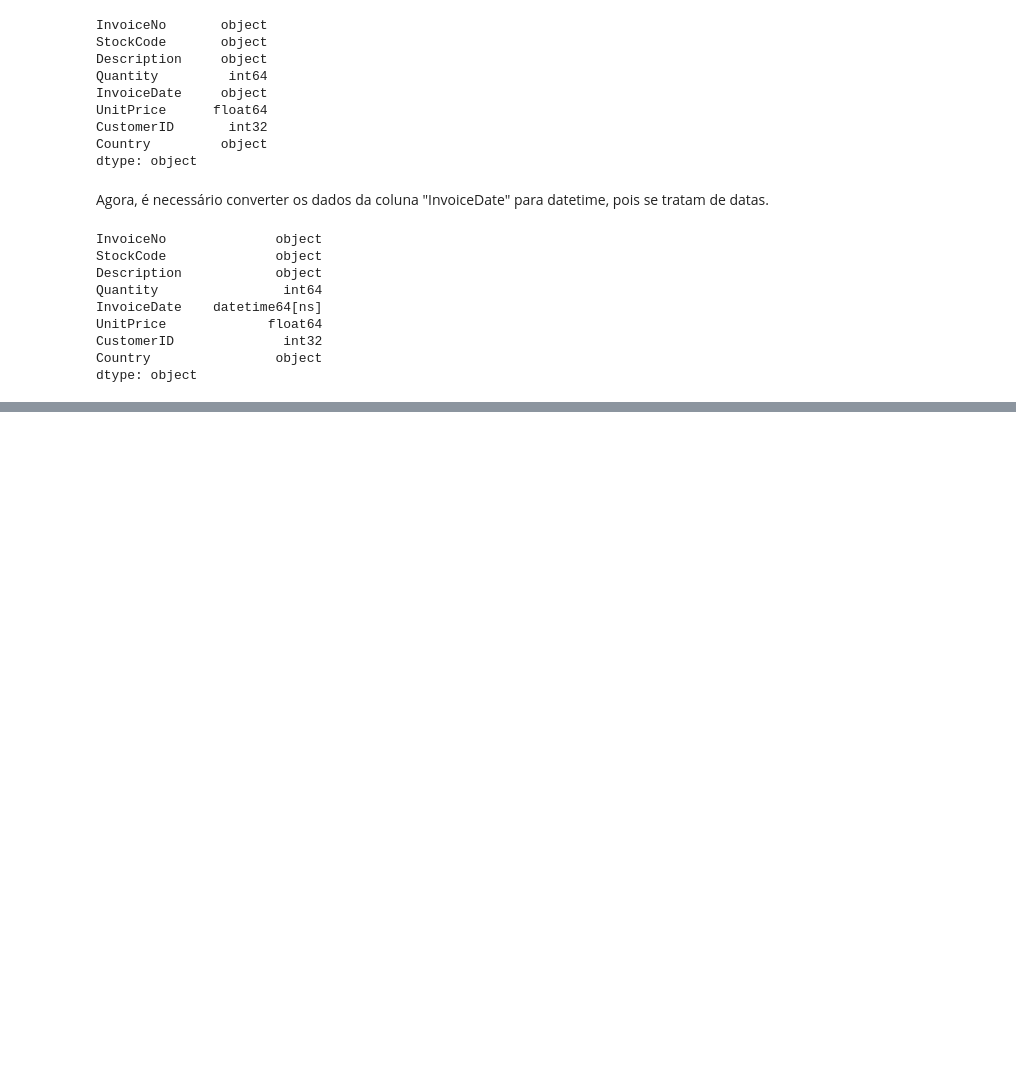
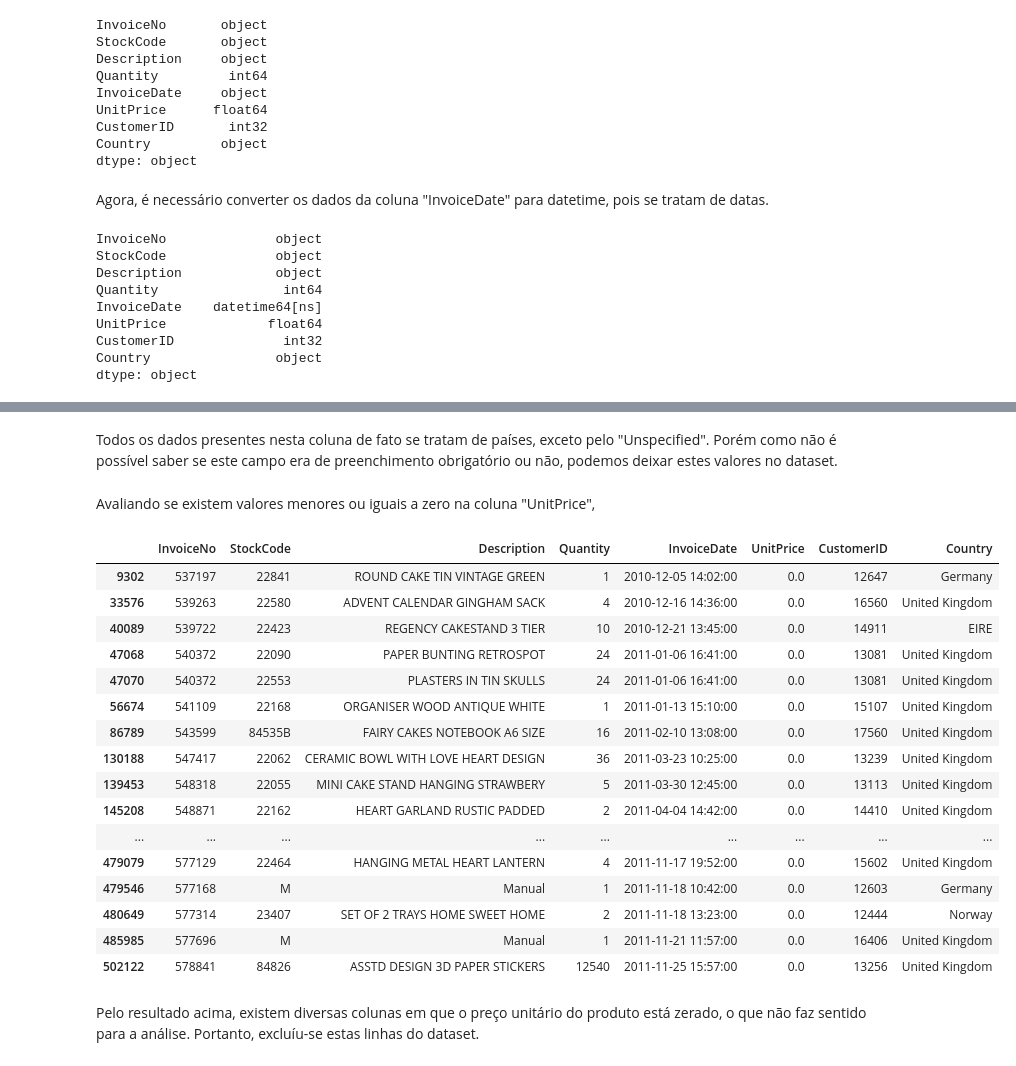
Before and after one commit to rfprates/analise_rfm_de_clientes, a Jupyter notebook: case_analise_rfm.ipynb, the cells around one changed output, grey strips where cells are left out. Saved outputs shown, nothing was run; the diff lists cells and outputs as text; code cells hidden in the pictures; blank space fills up the shorter version.

```diff
--- a/case_analise_rfm.ipynb
+++ b/case_analise_rfm.ipynb
@@ -253,0 +291,26 @@ dtype: object
+# %% [markdown]
+Todos os dados presentes nesta coluna de fato se tratam de países, exceto pelo "Unspecified". Porém como não é possível saber se este campo era de preenchimento obrigatório ou não, podemos deixar estes valores no dataset.
+# %% [markdown]
+Avaliando se existem valores menores ou iguais a zero na coluna "UnitPrice",
+# %%
+customer_df[customer_df['UnitPrice']<=0]
+# %% [output]
+|  | InvoiceNo | StockCode | Description | Quantity | InvoiceDate | UnitPrice | CustomerID | Country |
+| 9302 | 537197 | 22841 | ROUND CAKE TIN VINTAGE GREEN | 1 | 2010-12-05 14:02:00 | 0.0 | 12647 | Germany |
+| 33576 | 539263 | 22580 | ADVENT CALENDAR GINGHAM SACK | 4 | 2010-12-16 14:36:00 | 0.0 | 16560 | United Kingdom |
+| 40089 | 539722 | 22423 | REGENCY CAKESTAND 3 TIER | 10 | 2010-12-21 13:45:00 | 0.0 | 14911 | EIRE |
+| 47068 | 540372 | 22090 | PAPER BUNTING RETROSPOT | 24 | 2011-01-06 16:41:00 | 0.0 | 13081 | United Kingdom |
+| 47070 | 540372 | 22553 | PLASTERS IN TIN SKULLS | 24 | 2011-01-06 16:41:00 | 0.0 | 13081 | United Kingdom |
+| 56674 | 541109 | 22168 | ORGANISER WOOD ANTIQUE WHITE | 1 | 2011-01-13 15:10:00 | 0.0 | 15107 | United Kingdom |
+| 86789 | 543599 | 84535B | FAIRY CAKES NOTEBOOK A6 SIZE | 16 | 2011-02-10 13:08:00 | 0.0 | 17560 | United Kingdom |
+| 130188 | 547417 | 22062 | CERAMIC BOWL WITH LOVE HEART DESIGN | 36 | 2011-03-23 10:25:00 | 0.0 | 13239 | United Kingdom |
+| 139453 | 548318 | 22055 | MINI CAKE STAND HANGING STRAWBERY | 5 | 2011-03-30 12:45:00 | 0.0 | 13113 | United Kingdom |
+| 145208 | 548871 | 22162 | HEART GARLAND RUSTIC PADDED | 2 | 2011-04-04 14:42:00 | 0.0 | 14410 | United Kingdom |
+| ... | ... | ... | ... | ... | ... | ... | ... | ... |
+| 479079 | 577129 | 22464 | HANGING METAL HEART LANTERN | 4 | 2011-11-17 19:52:00 | 0.0 | 15602 | United Kingdom |
+| 479546 | 577168 | M | Manual | 1 | 2011-11-18 10:42:00 | 0.0 | 12603 | Germany |
+| 480649 | 577314 | 23407 | SET OF 2 TRAYS HOME SWEET HOME | 2 | 2011-11-18 13:23:00 | 0.0 | 12444 | Norway |
+| 485985 | 577696 | M | Manual | 1 | 2011-11-21 11:57:00 | 0.0 | 16406 | United Kingdom |
+| 502122 | 578841 | 84826 | ASSTD DESIGN 3D PAPER STICKERS | 12540 | 2011-11-25 15:57:00 | 0.0 | 13256 | United Kingdom |
+# %% [markdown]
+Pelo resultado acima, existem diversas colunas em que o preço unitário do produto está zerado, o que não faz sentido para a análise. Portanto, excluíu-se estas linhas do dataset.
```
Also changed, not shown: parts of 10 cells of this notebook.
